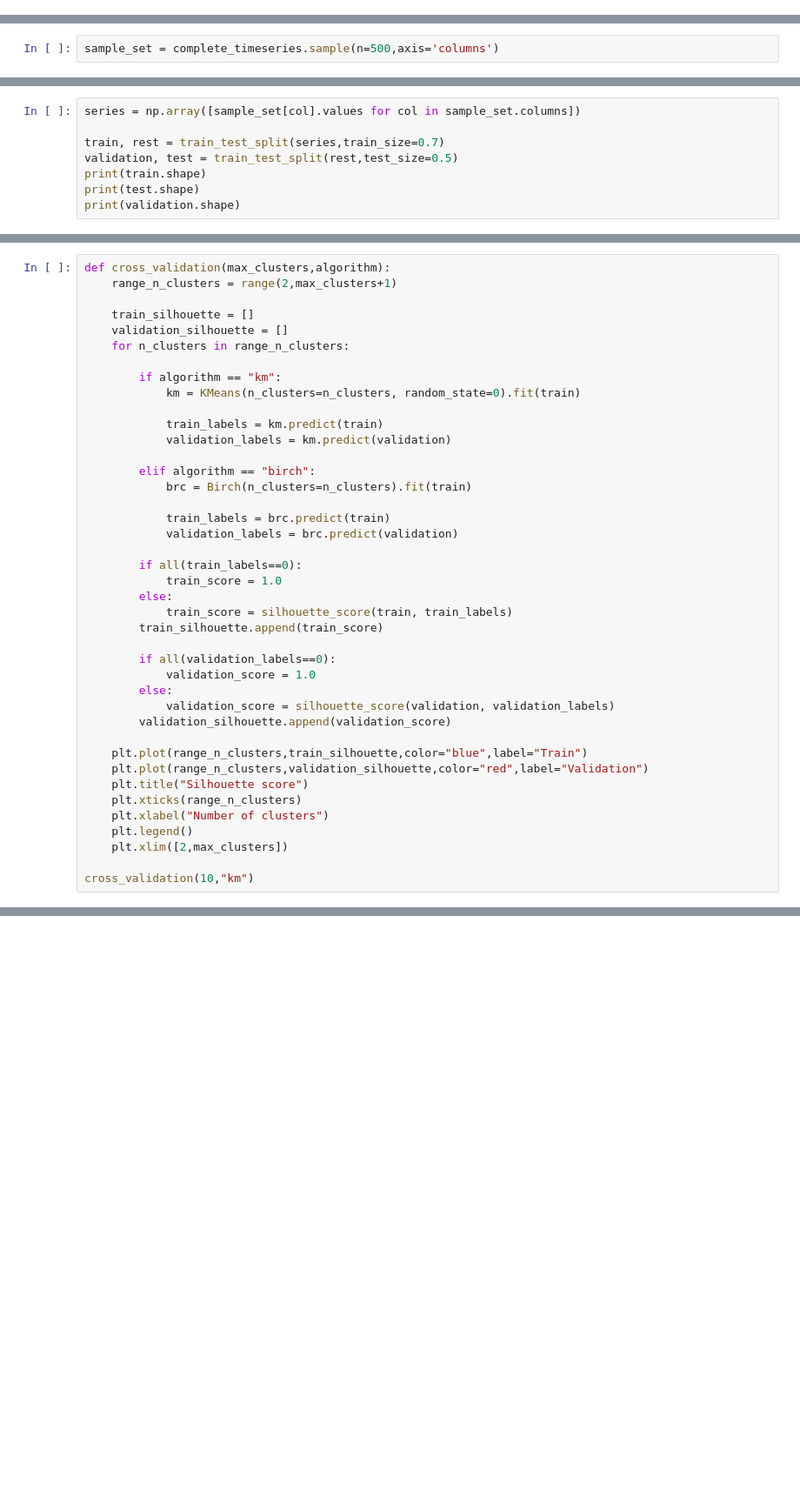
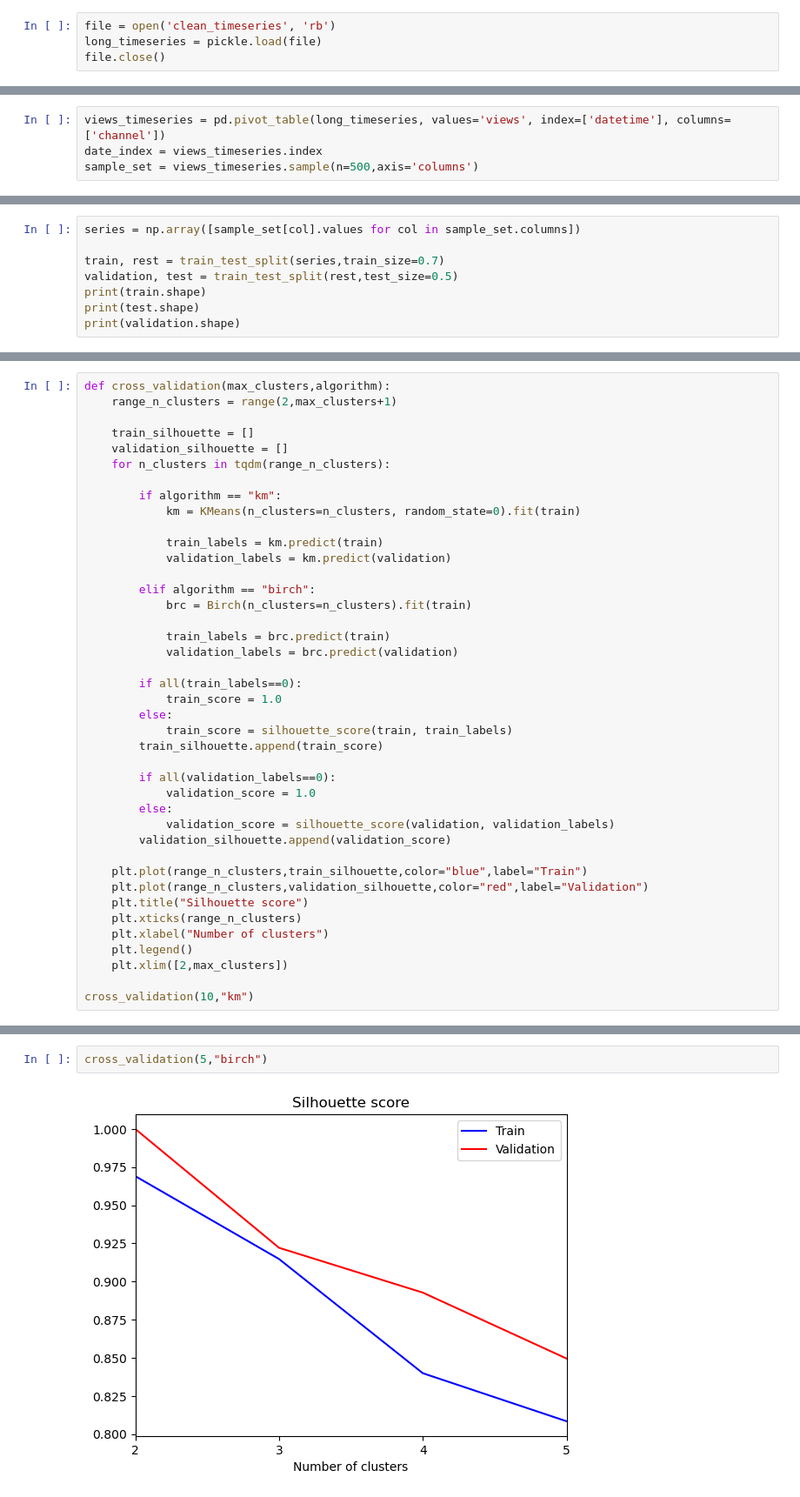
Before and after one commit to epfl-ada/ada-2022-project-pinacolada, a Jupyter notebook: notebook.ipynb, the cells around one changed output, grey strips where cells are left out. Shown at 87% size. Cells and saved outputs as stored; diff of their text form; blank space fills up the shorter version.

Commit message:
Clean clustering

```diff
--- a/notebook.ipynb
+++ b/notebook.ipynb
@@ -245,3 +202,7 @@ def indicator_pivot_table(indicator):
+# %%
+file = open('clean_timeseries', 'rb')
+long_timeseries = pickle.load(file)
+file.close()
 # %% [markdown]
 ### Distribution of the mean deltaviews
 # %% [markdown]
@@ -404,5 +363,7 @@ date_index = complete_timeseries.index
 # %%
-sample_set = complete_timeseries.sample(n=500,axis='columns')
+views_timeseries = pd.pivot_table(long_timeseries, values='views', index=['datetime'], columns=['channel'])
+date_index = views_timeseries.index
+sample_set = views_timeseries.sample(n=500,axis='columns')
 # %%
 def exp_smoothing(series,decay):
     return series.ewm(com=decay).mean()
@@ -488,7 +440,7 @@ def cross_validation(max_clusters,algorithm):
 
     train_silhouette = []
     validation_silhouette = []
-    for n_clusters in range_n_clusters:
+    for n_clusters in tqdm(range_n_clusters):
 
         if algorithm == "km":
             km = KMeans(n_clusters=n_clusters, random_state=0).fit(train)
@@ -650,0 +541,4 @@ We had the best results with this algorithm, probably because it handles well la
+# %%
+cross_validation(5,"birch")
+# %% [output]
+[figure, added]
```
Also changed, not shown: parts of 32 cells of this notebook.
